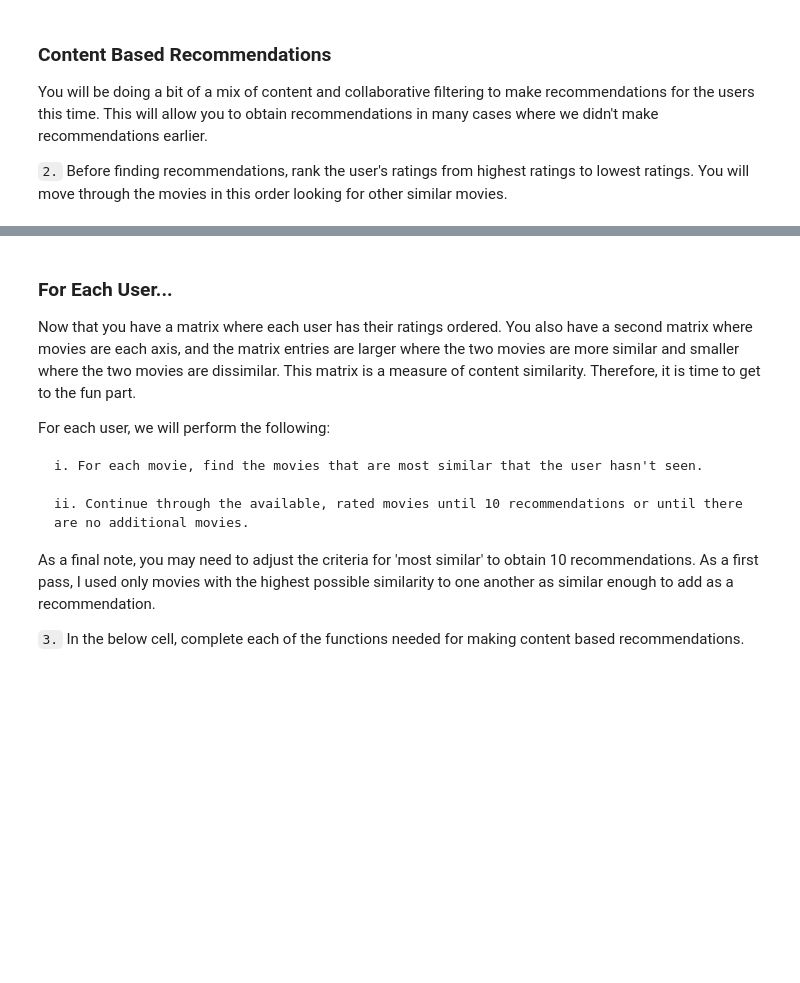
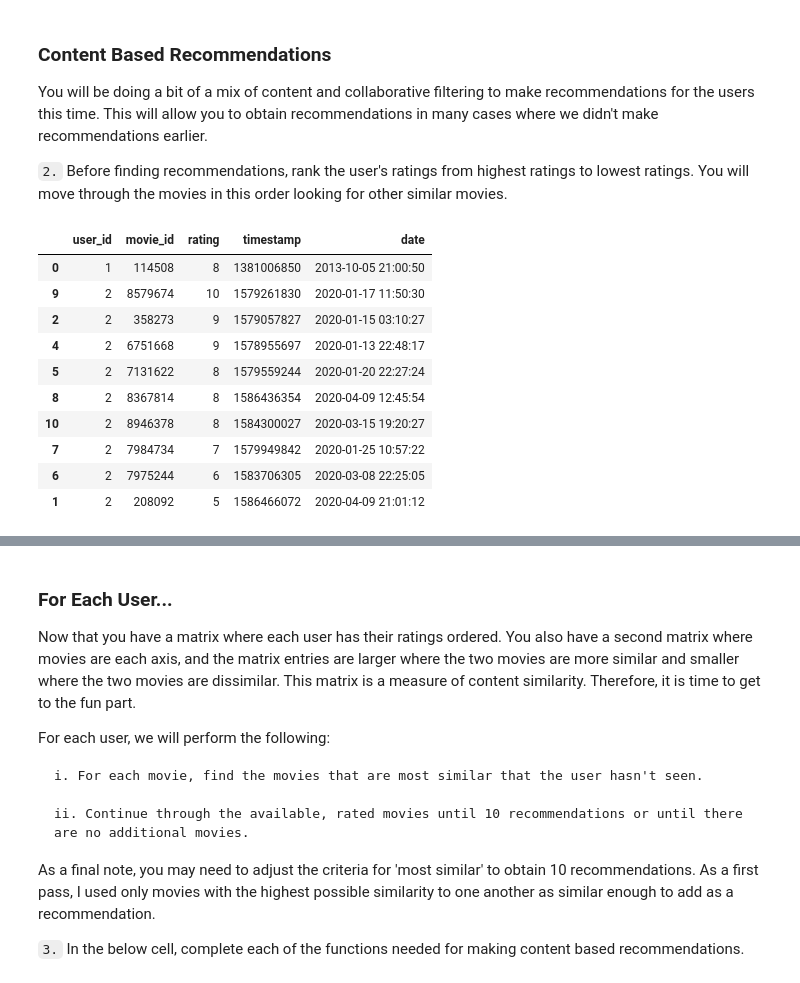
Before and after one commit to mxagar/data_science_udacity, a Jupyter notebook: 04_ExperimentalDesign_RecSys/lab/Recommendations/01_Intro_to_Recommendations/5_Content Based Recommendations.ipynb, the cells around one changed output, grey strips where cells are left out. Saved outputs shown, nothing was run; the diff lists cells and outputs as text; code cells hidden in the pictures; blank space fills up the shorter version.

```diff
--- a/04_ExperimentalDesign_RecSys/lab/Recommendations/01_Intro_to_Recommendations/5_Content Based Recommendations.ipynb
+++ b/04_ExperimentalDesign_RecSys/lab/Recommendations/01_Intro_to_Recommendations/5_Content Based Recommendations.ipynb
@@ -87,6 +140,21 @@ You will be doing a bit of a mix of content and collaborative filtering to make
 `2.` Before finding recommendations, rank the user's ratings from highest ratings to lowest ratings. You will move through the movies in this order looking for other similar movies.
 # %%
 # create a dataframe similar to reviews, but ranked by rating for each user
+ranked_reviews = reviews.sort_values(by=["user_id", "rating"], ascending=[True, False])
+# %%
+ranked_reviews.head(10)
+# %% [output]
+|  | user_id | movie_id | rating | timestamp | date |
+| 0 | 1 | 114508 | 8 | 1381006850 | 2013-10-05 21:00:50 |
+| 9 | 2 | 8579674 | 10 | 1579261830 | 2020-01-17 11:50:30 |
+| 2 | 2 | 358273 | 9 | 1579057827 | 2020-01-15 03:10:27 |
+| 4 | 2 | 6751668 | 9 | 1578955697 | 2020-01-13 22:48:17 |
+| 5 | 2 | 7131622 | 8 | 1579559244 | 2020-01-20 22:27:24 |
+| 8 | 2 | 8367814 | 8 | 1586436354 | 2020-04-09 12:45:54 |
+| 10 | 2 | 8946378 | 8 | 1584300027 | 2020-03-15 19:20:27 |
+| 7 | 2 | 7984734 | 7 | 1579949842 | 2020-01-25 10:57:22 |
+| 6 | 2 | 7975244 | 6 | 1583706305 | 2020-03-08 22:25:05 |
+| 1 | 2 | 208092 | 5 | 1586466072 | 2020-04-09 21:01:12 |
 # %% [markdown]
 ### Similarities
 
```
Also changed, not shown: parts of 27 cells of this notebook, 1 other file.
